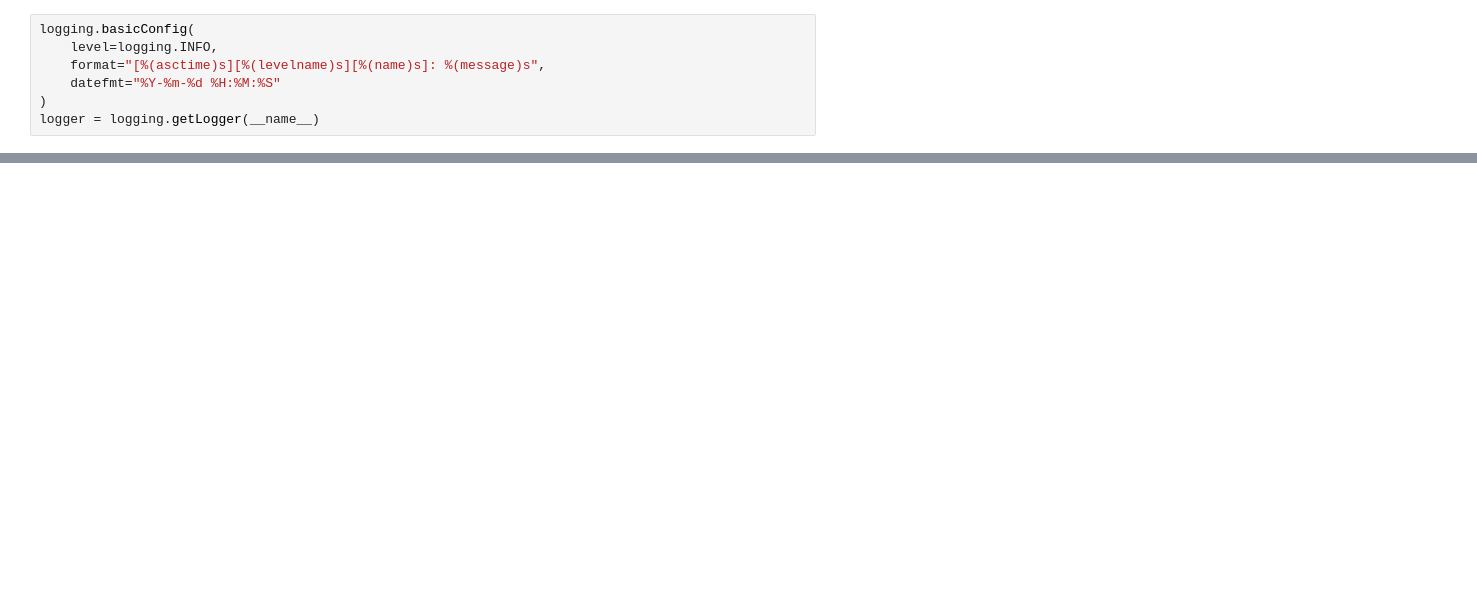
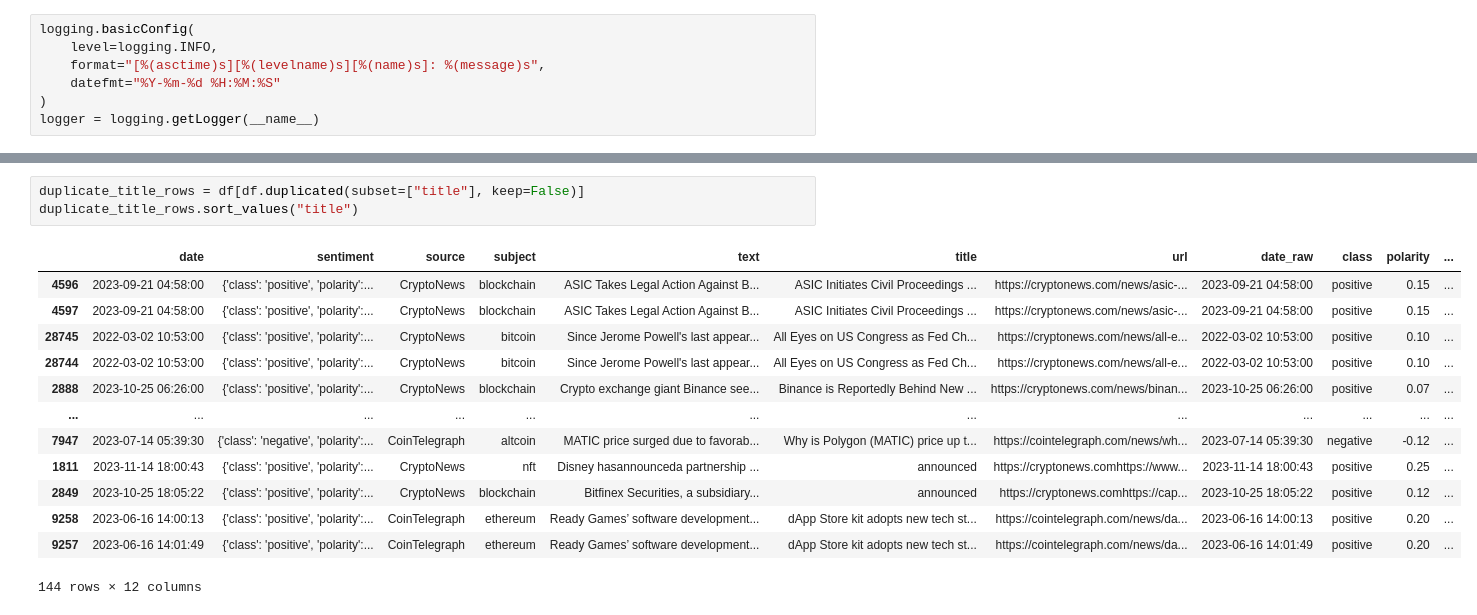
Before and after one commit to dsnkbdk/Text_Sentiment_Classification, a Jupyter notebook: exploratory analysis.ipynb, the cells around one changed output, grey strips where cells are left out. Drawn from its saved outputs; the diff is of its cells as text; blank space fills up the shorter version.

```diff
--- a/exploratory analysis.ipynb
+++ b/exploratory analysis.ipynb
@@ -226,0 +200,17 @@ run_id: 2eeb74021c95428c98c4d595fa4567b2
+# %%
+duplicate_title_rows = df[df.duplicated(subset=["title"], keep=False)]
+duplicate_title_rows.sort_values("title")
+# %% [output]
+|  | date | sentiment | source | subject | text | title | url | date_raw | class | polarity | ... |
+| 4596 | 2023-09-21 04:58:00 | {'class': 'positive', 'polarity':... | CryptoNews | blockchain | ASIC Takes Legal Action Against B... | ASIC Initiates Civil Proceedings ... | https://cryptonews.com/news/asic-... | 2023-09-21 04:58:00 | positive | 0.15 | ... |
+| 4597 | 2023-09-21 04:58:00 | {'class': 'positive', 'polarity':... | CryptoNews | blockchain | ASIC Takes Legal Action Against B... | ASIC Initiates Civil Proceedings ... | https://cryptonews.com/news/asic-... | 2023-09-21 04:58:00 | positive | 0.15 | ... |
+| 28745 | 2022-03-02 10:53:00 | {'class': 'positive', 'polarity':... | CryptoNews | bitcoin | Since Jerome Powell's last appear... | All Eyes on US Congress as Fed Ch... | https://cryptonews.com/news/all-e... | 2022-03-02 10:53:00 | positive | 0.10 | ... |
+| 28744 | 2022-03-02 10:53:00 | {'class': 'positive', 'polarity':... | CryptoNews | bitcoin | Since Jerome Powell's last appear... | All Eyes on US Congress as Fed Ch... | https://cryptonews.com/news/all-e... | 2022-03-02 10:53:00 | positive | 0.10 | ... |
+| 2888 | 2023-10-25 06:26:00 | {'class': 'positive', 'polarity':... | CryptoNews | blockchain | Crypto exchange giant Binance see... | Binance is Reportedly Behind New ... | https://cryptonews.com/news/binan... | 2023-10-25 06:26:00 | positive | 0.07 | ... |
+| ... | ... | ... | ... | ... | ... | ... | ... | ... | ... | ... | ... |
+| 7947 | 2023-07-14 05:39:30 | {'class': 'negative', 'polarity':... | CoinTelegraph | altcoin | MATIC price surged due to favorab... | Why is Polygon (MATIC) price up t... | https://cointelegraph.com/news/wh... | 2023-07-14 05:39:30 | negative | -0.12 | ... |
+| 1811 | 2023-11-14 18:00:43 | {'class': 'positive', 'polarity':... | CryptoNews | nft | Disney hasannounceda partnership ... | announced | https://cryptonews.comhttps://www... | 2023-11-14 18:00:43 | positive | 0.25 | ... |
+| 2849 | 2023-10-25 18:05:22 | {'class': 'positive', 'polarity':... | CryptoNews | blockchain | Bitfinex Securities, a subsidiary... | announced | https://cryptonews.comhttps://cap... | 2023-10-25 18:05:22 | positive | 0.12 | ... |
+| 9258 | 2023-06-16 14:00:13 | {'class': 'positive', 'polarity':... | CoinTelegraph | ethereum | Ready Games’ software development... | dApp Store kit adopts new tech st... | https://cointelegraph.com/news/da... | 2023-06-16 14:00:13 | positive | 0.20 | ... |
+| 9257 | 2023-06-16 14:01:49 | {'class': 'positive', 'polarity':... | CoinTelegraph | ethereum | Ready Games’ software development... | dApp Store kit adopts new tech st... | https://cointelegraph.com/news/da... | 2023-06-16 14:01:49 | positive | 0.20 | ... |
+144 rows × 12 columns
```
Also changed, not shown: parts of 48 cells of this notebook, 1 other file.
